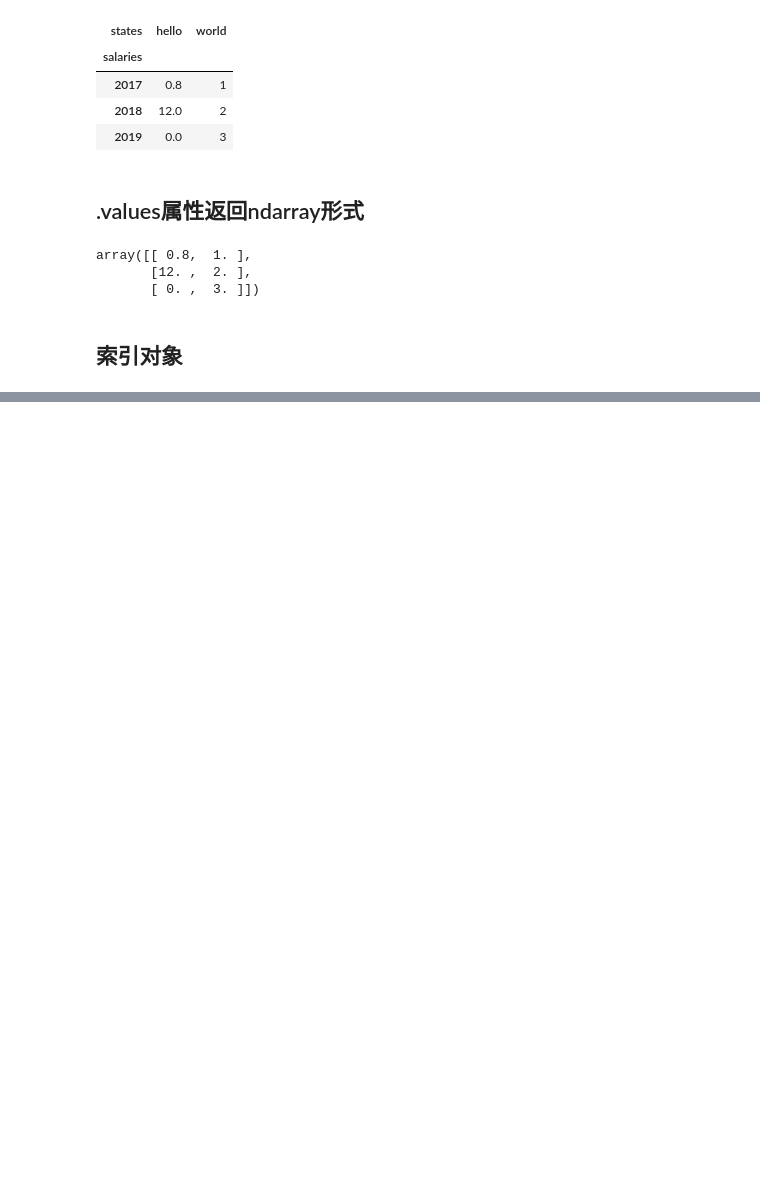
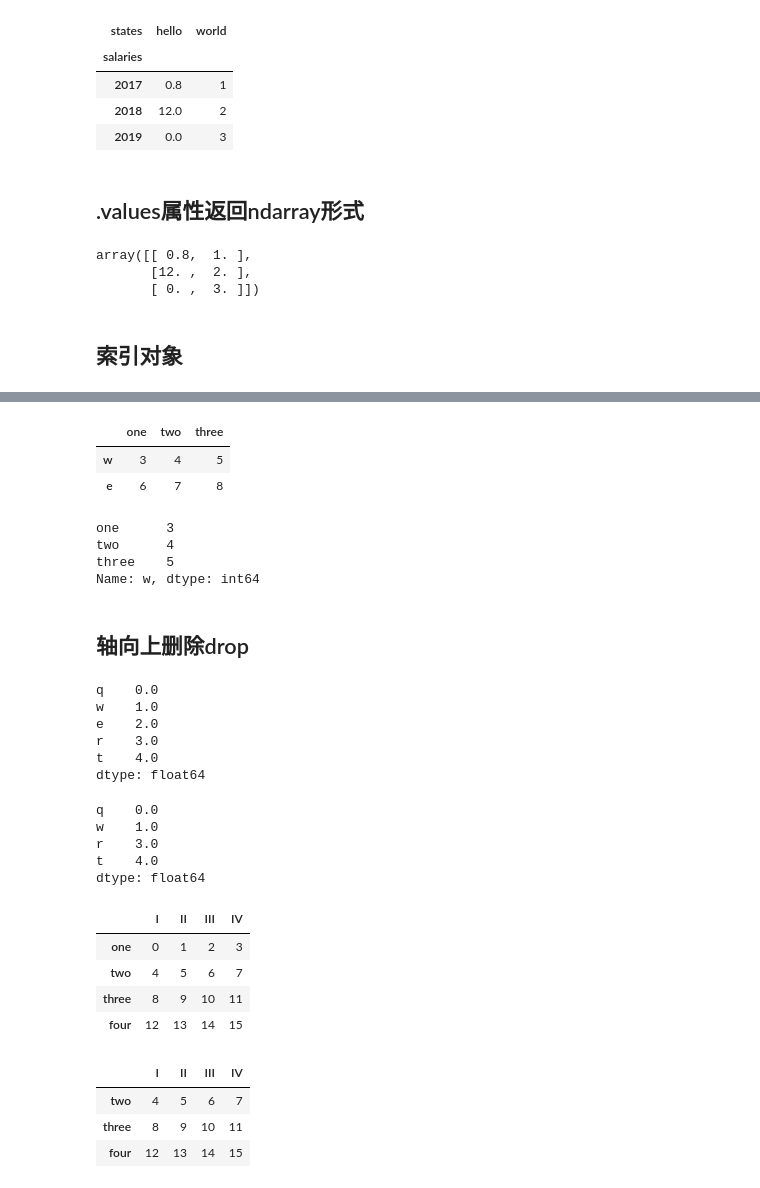
Before and after one commit to now-101/numpy_camp, a Jupyter notebook: task02.ipynb, the cells around one changed output, grey strips where cells are left out. Saved outputs shown, nothing was run; the diff lists cells and outputs as text; code cells hidden in the pictures; blank space fills up the shorter version.

```diff
--- a/task02.ipynb
+++ b/task02.ipynb
@@ -321,0 +441,53 @@ array([[ 0.8,  1. ],
+# %%
+frame.loc[['w', 'e']]
+# %% [output]
+|  | one | two | three |
+| w | 3 | 4 | 5 |
+| e | 6 | 7 | 8 |
+# %%
+frame.loc['w']
+# %% [output]
+one      3
+two      4
+three    5
+Name: w, dtype: int64
+# %% [markdown]
+## 轴向上删除drop
+# %%
+obj = pd.Series(np.arange(5.), index=['q', 'w', 'e', 'r', 't'])
+obj
+# %% [output]
+q    0.0
+w    1.0
+e    2.0
+r    3.0
+t    4.0
+dtype: float64
+# %%
+new_obj = obj.drop('e')
+new_obj
+# %% [output]
+q    0.0
+w    1.0
+r    3.0
+t    4.0
+dtype: float64
+# %%
+data = pd.DataFrame(np.arange(16).reshape((4,4)),
+                   index=['one', 'two', 'three', 'four'],
+                   columns=['I', 'II', 'III', 'IV'])
+data
+# %% [output]
+|  | I | II | III | IV |
+| one | 0 | 1 | 2 | 3 |
+| two | 4 | 5 | 6 | 7 |
+| three | 8 | 9 | 10 | 11 |
+| four | 12 | 13 | 14 | 15 |
+# %%
+data.drop('one')
+# 默认删除行
+# %% [output]
+|  | I | II | III | IV |
+| two | 4 | 5 | 6 | 7 |
+| three | 8 | 9 | 10 | 11 |
+| four | 12 | 13 | 14 | 15 |
```
Also changed, not shown: parts of 54 cells of this notebook.
